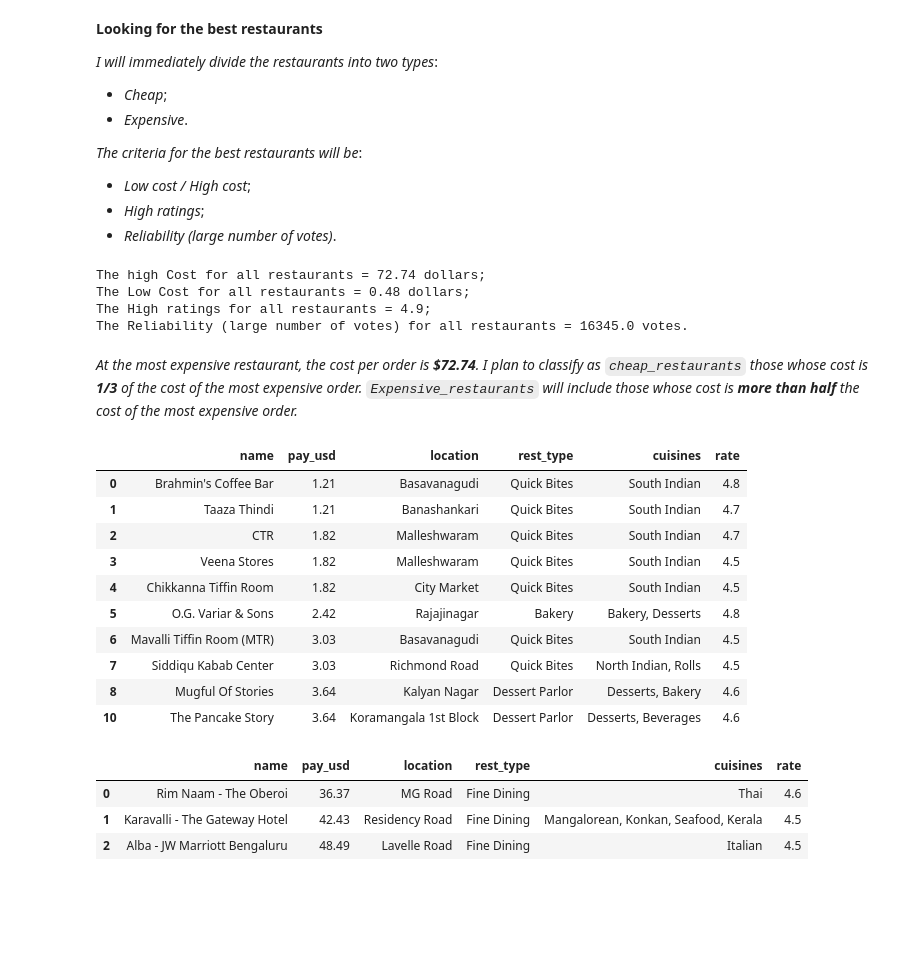
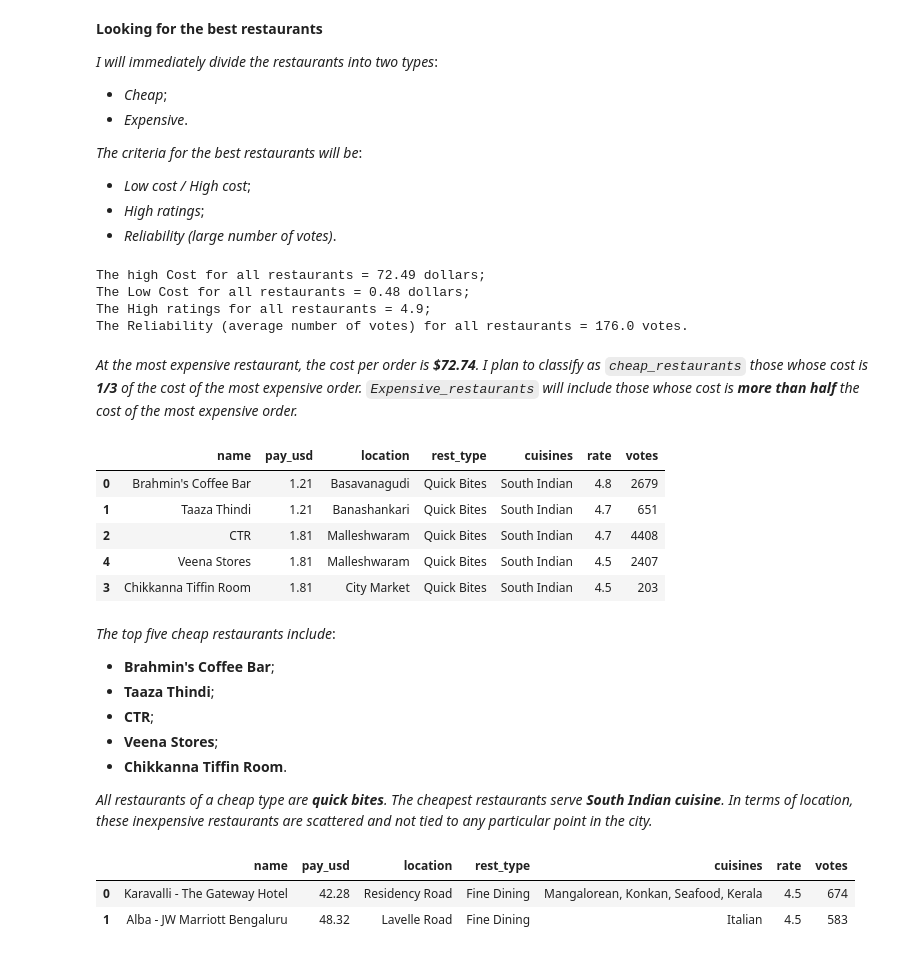
Before and after one commit to BernartGuddiny/project_zomato, a Jupyter notebook: project_zomato.ipynb, the cells around one changed output. Saved outputs shown, nothing was run; the diff lists cells and outputs as text; code cells hidden in the pictures; blank space fills up the shorter version.

```diff
--- a/project_zomato.ipynb
+++ b/project_zomato.ipynb
@@ -379,17 +379,17 @@ cost_min = zomato.pay_usd.describe().round(2)['min']
 
 rate_max = zomato.rate.describe().round(2)['max']
 
-vote_max = zomato.votes.describe().round(2)['max']
+vote_mean = zomato.votes.quantile()
 
 print(f'The high Cost for all restaurants = {cost_max} dollars;\n\
 The Low Cost for all restaurants = {cost_min} dollars;\n\
 The High ratings for all restaurants = {rate_max};\n\
-The Reliability (large number of votes) for all restaurants = {vote_max} votes.')
+The Reliability (average number of votes) for all restaurants = {vote_mean} votes.')
 # %% [output]
-The high Cost for all restaurants = 72.74 dollars;
+The high Cost for all restaurants = 72.49 dollars;
 The Low Cost for all restaurants = 0.48 dollars;
 The High ratings for all restaurants = 4.9;
-The Reliability (large number of votes) for all restaurants = 16345.0 votes.
+The Reliability (average number of votes) for all restaurants = 176.0 votes.
 # %% [markdown]
 *At the most expensive restaurant, the cost per order is **$72.74**. I plan to classify as `cheap_restaurants` those whose cost is **1/3** of the cost of the most expensive order. `Expensive_restaurants` will include those whose cost is **more than half** the cost of the most expensive order.*
 # %%
@@ -406,44 +406,59 @@ expensive_restaurants = zomato[['name','pay_usd','location','rest_type','cuisine
                             .sort_values('pay_usd')
 # %%
 # Choose all restaurants with a rating above 4.5
-restaurants_rating = zomato[['name','rate']]\
+restaurant_rating = zomato[['name','rate']]\
                             .groupby(['rate'])\
                             .filter(lambda x: x.mean() >= 4.5)\
                             .sort_values('rate')
+# %%
+# Selecting all restaurants with above average votes
+restaurant_voiting = zomato[['name','votes']]\
+                            .groupby('votes')\
+                            .filter(lambda x: x.mean() >= vote_mean)\
+                            .sort_values('votes')
 # %%
 # Merging dataframes, the most popular and the cheapest restaurants
-chepest = cheap_restaurants.merge(restaurants_rating
-                                  , how='inner'
-                                  , on='name')\
-                            .sort_values(['pay_usd', 'rate']
-                                         , ascending=[True, False])
+chepest = cheap_restaurants.merge(restaurant_rating
+                                , how='inner'
+                                , on='name')\
+                            .merge(restaurant_voiting
+                                , how='inner'
+                                , on='name')\
+                            .sort_values(['pay_usd', 'votes', 'rate']
+                                        , ascending=[True, False, False])
 
 # Merging dataframes, the most popular and expensive restaurants
-expensive = expensive_restaurants.merge(restaurants_rating
+expensive = expensive_restaurants.merge(restaurant_rating
                                         , how='inner'
                                         , on='name')\
-                                    .sort_values(['pay_usd', 'rate']
-                                                 , ascending=[True, False])
+                                    .merge(restaurant_voiting
+                                        , how='inner'
+                                        , on='name')\
+                                    .sort_values(['pay_usd', 'votes', 'rate']
+                                                , ascending=[True, False, False])
 # %%
 # Cheap restaurants with low cost, high rating
-chepest.head(10)
+chepest.head(5)
 # %% [output]
-|  | name | pay_usd | location | rest_type | cuisines | rate |
-| 0 | Brahmin's Coffee Bar | 1.21 | Basavanagudi | Quick Bites | South Indian | 4.8 |
-| 1 | Taaza Thindi | 1.21 | Banashankari | Quick Bites | South Indian | 4.7 |
-| 2 | CTR | 1.82 | Malleshwaram | Quick Bites | South Indian | 4.7 |
-| 3 | Veena Stores | 1.82 | Malleshwaram | Quick Bites | South Indian | 4.5 |
-| 4 | Chikkanna Tiffin Room | 1.82 | City Market | Quick Bites | South Indian | 4.5 |
-| 5 | O.G. Variar & Sons | 2.42 | Rajajinagar | Bakery | Bakery, Desserts | 4.8 |
-| 6 | Mavalli Tiffin Room (MTR) | 3.03 | Basavanagudi | Quick Bites | South Indian | 4.5 |
-| 7 | Siddiqu Kabab Center | 3.03 | Richmond Road | Quick Bites | North Indian, Rolls | 4.5 |
-| 8 | Mugful Of Stories | 3.64 | Kalyan Nagar | Dessert Parlor | Desserts, Bakery | 4.6 |
-| 10 | The Pancake Story | 3.64 | Koramangala 1st Block | Dessert Parlor | Desserts, Beverages | 4.6 |
+|  | name | pay_usd | location | rest_type | cuisines | rate | votes |
+| 0 | Brahmin's Coffee Bar | 1.21 | Basavanagudi | Quick Bites | South Indian | 4.8 | 2679 |
+| 1 | Taaza Thindi | 1.21 | Banashankari | Quick Bites | South Indian | 4.7 | 651 |
+| 2 | CTR | 1.81 | Malleshwaram | Quick Bites | South Indian | 4.7 | 4408 |
+| 4 | Veena Stores | 1.81 | Malleshwaram | Quick Bites | South Indian | 4.5 | 2407 |
+| 3 | Chikkanna Tiffin Room | 1.81 | City Market | Quick Bites | South Indian | 4.5 | 203 |
+# %% [markdown]
+*The top five cheap restaurants include*:
+- **Brahmin's Coffee Bar**;
+- **Taaza Thindi**;
+- **CTR**;
+- **Veena Stores**;
+- **Chikkanna Tiffin Room**.
+
+*All restaurants of a cheap type are **quick bites**. The cheapest restaurants serve **South Indian cuisine**. In terms of location, these inexpensive restaurants are scattered and not tied to any particular point in the city.*
 # %%
 # Expensive restaurants with high cost, high rating
 expensive
 # %% [output]
-|  | name | pay_usd | location | rest_type | cuisines | rate |
-| 0 | Rim Naam - The Oberoi | 36.37 | MG Road | Fine Dining | Thai | 4.6 |
-| 1 | Karavalli - The Gateway Hotel | 42.43 | Residency Road | Fine Dining | Mangalorean, Konkan, Seafood, Kerala | 4.5 |
-| 2 | Alba - JW Marriott Bengaluru | 48.49 | Lavelle Road | Fine Dining | Italian | 4.5 |
+|  | name | pay_usd | location | rest_type | cuisines | rate | votes |
+| 0 | Karavalli - The Gateway Hotel | 42.28 | Residency Road | Fine Dining | Mangalorean, Konkan, Seafood, Kerala | 4.5 | 674 |
+| 1 | Alba - JW Marriott Bengaluru | 48.32 | Lavelle Road | Fine Dining | Italian | 4.5 | 583 |
```
Also changed, not shown: parts of 1 cell of this notebook.
